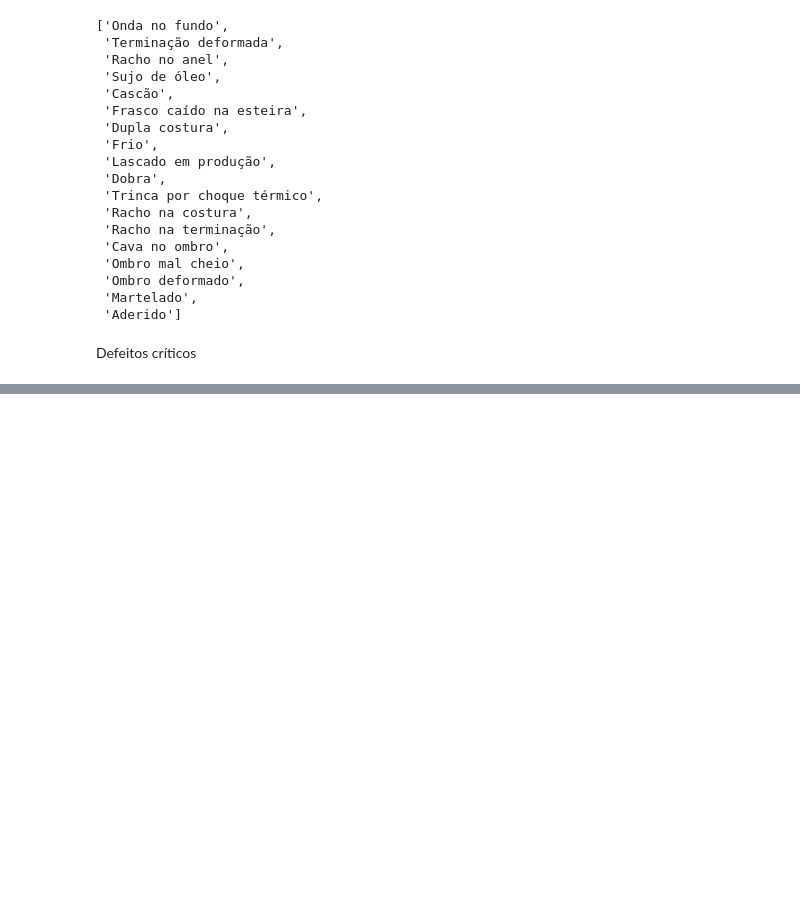
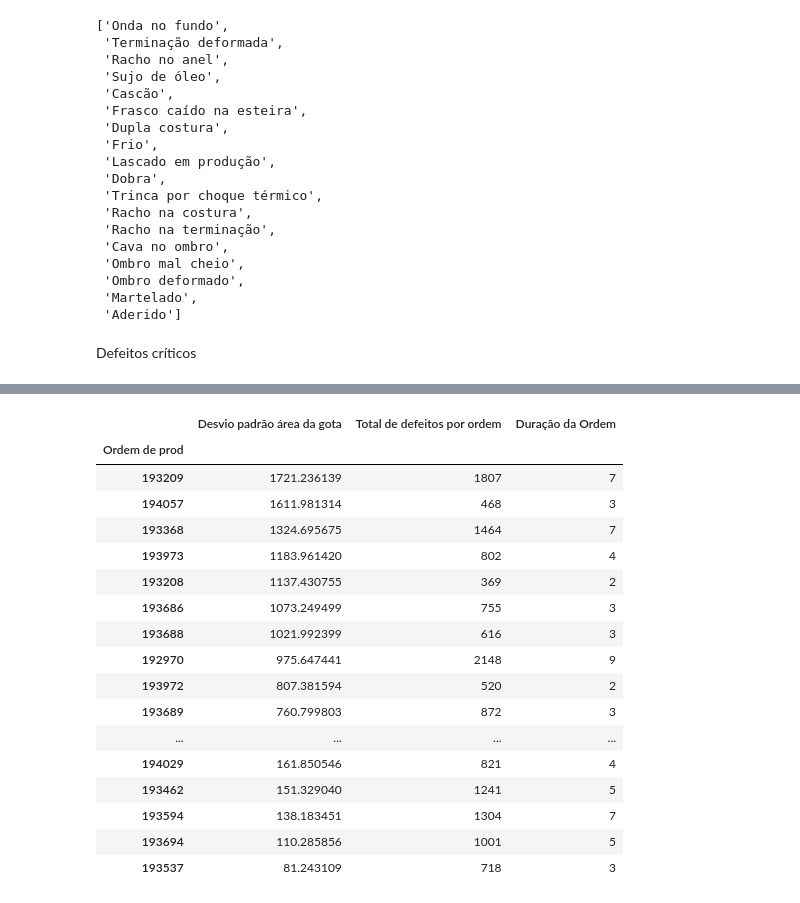
Before and after one commit to lucasz-g/Analise-Gotas, a Jupyter notebook: analises/analise_defeitos.ipynb, the cells around one changed output, grey strips where cells are left out. Cells and saved outputs as stored; diff of their text form; code cells hidden in the pictures; blank space fills up the shorter version.

```diff
--- a/analises/analise_defeitos.ipynb
+++ b/analises/analise_defeitos.ipynb
@@ -929,0 +981,24 @@ fig.show()
+# %%
+df_comportamento_medidas = defeitos_dia.groupby('Ordem de prod').agg({'Área da gota (mm)':'std', 'Total de Defeitos no Dia':'sum', 'Duração da ordem': 'first'})
+# %%
+df_comportamento_medidas.columns = ['Desvio padrão área da gota', 'Total de defeitos por ordem', 'Duração da Ordem']
+df_comportamento_medidas.sort_values('Desvio padrão área da gota', ascending=False)
+# %% [output]
+|  | Desvio padrão área da gota | Total de defeitos por ordem | Duração da Ordem |
+| Ordem de prod |  |  |  |
+| 193209 | 1721.236139 | 1807 | 7 |
+| 194057 | 1611.981314 | 468 | 3 |
+| 193368 | 1324.695675 | 1464 | 7 |
+| 193973 | 1183.961420 | 802 | 4 |
+| 193208 | 1137.430755 | 369 | 2 |
+| 193686 | 1073.249499 | 755 | 3 |
+| 193688 | 1021.992399 | 616 | 3 |
+| 192970 | 975.647441 | 2148 | 9 |
+| 193972 | 807.381594 | 520 | 2 |
+| 193689 | 760.799803 | 872 | 3 |
+| ... | ... | ... | ... |
+| 194029 | 161.850546 | 821 | 4 |
+| 193462 | 151.329040 | 1241 | 5 |
+| 193594 | 138.183451 | 1304 | 7 |
+| 193694 | 110.285856 | 1001 | 5 |
+| 193537 | 81.243109 | 718 | 3 |
```
Also changed, not shown: parts of 6 cells of this notebook, 12 other files.
